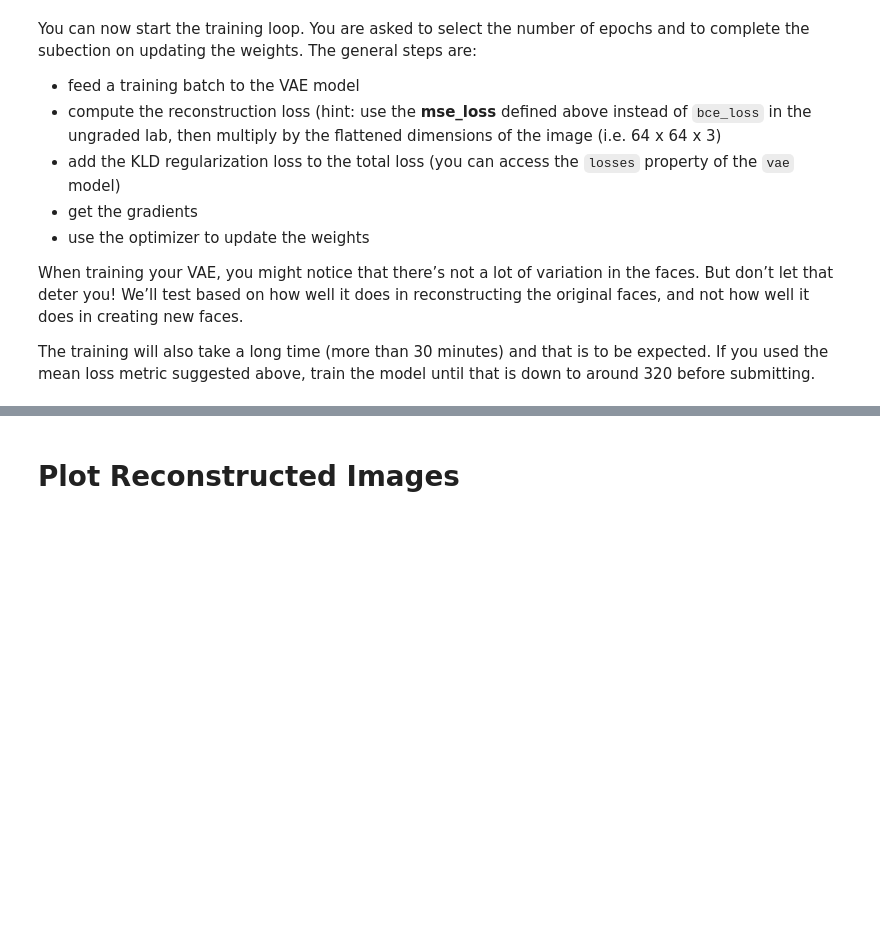
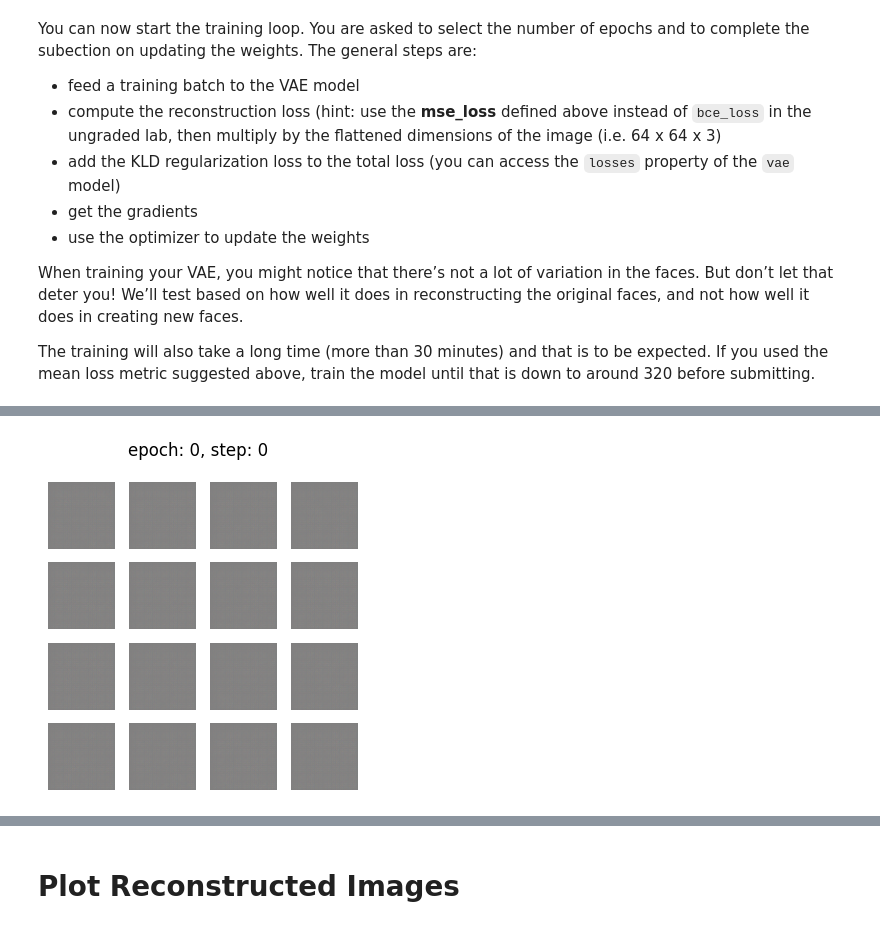
Before and after one commit to Excel951/bangkit-machine-learning, a Jupyter notebook: Tensorflow-advanced-techniques/c4-generative-deep-learning/week-3/C4W3_Assignment.ipynb, the cells around one changed output, grey strips where cells are left out. Saved outputs shown, nothing was run; the diff lists cells and outputs as text; code cells hidden in the pictures; blank space fills up the shorter version.

```diff
--- a/Tensorflow-advanced-techniques/c4-generative-deep-learning/week-3/C4W3_Assignment.ipynb
+++ b/Tensorflow-advanced-techniques/c4-generative-deep-learning/week-3/C4W3_Assignment.ipynb
@@ -285,9 +302,9 @@ def decoder_model(latent_dim, conv_shape):
     model -- the decoder model
   """
   ### START CODE HERE ###
-  inputs = None
-  outputs = None
-  model = None
+  inputs = tf.keras.layers.Input(shape=(latent_dim, ))
+  outputs = decoder_layers(inputs, conv_shape)
+  model = tf.keras.Model(inputs, outputs)
   ### END CODE HERE ###
   model.summary()
   return model
@@ -306,7 +323,8 @@ def kl_reconstruction_loss(mu, sigma):
     KLD loss
   """
   kl_loss = 1 + sigma - tf.square(mu) - tf.math.exp(sigma)
-  return tf.reduce_mean(kl_loss) * -0.5
+  kl_loss = tf.reduce_mean(kl_loss) * -0.5
+  return kl_loss
 # %% [markdown]
 ### Putting it all together
 
@@ -323,14 +341,12 @@ def vae_model(encoder, decoder, input_shape):
     the complete VAE model
   """
   ### START CODE HERE ###
-  None
-
-
-
-
-
-
-
+  inputs = tf.keras.layers.Input(shape=input_shape)
+  mu, sigma, z = encoder(inputs)
+  reconstructed = decoder(z)
+  model = tf.keras.Model(inputs=inputs, outputs=reconstructed)
+  loss = kl_reconstruction_loss(mu, sigma)
+  model.add_loss(loss)
   ### END CODE HERE ###
   return model
 # %% [markdown]
@@ -339,9 +355,9 @@ Next, please define a helper function to return the encoder, decoder, and vae mo
 def get_models(input_shape, latent_dim):
   """Returns the encoder, decoder, and vae models"""
   ### START CODE HERE ###
-  None
-
-
+  encoder, conv_shape = encoder_model(latent_dim=latent_dim, input_shape=input_shape)
+  decoder = decoder_model(latent_dim=latent_dim, conv_shape=conv_shape)
+  vae = vae_model(encoder=encoder, decoder=decoder, input_shape=input_shape)
   ### END CODE HERE ###
   return encoder, decoder, vae
 # %% [markdown]
@@ -403,7 +437,7 @@ The training will also take a long time (more than 30 minutes) and that is to be
 # Training loop. Display generated images each epoch
 
 ### START CODE HERE ###
-epochs = None
+epochs = 50
 ### END CODE HERE ###
 
 random_vector_for_generation = tf.random.normal(shape=[16, LATENT_DIM])
@@ -416,16 +450,16 @@ for epoch in range(epochs):
   for step, x_batch_train in enumerate(training_dataset):
     with tf.GradientTape() as tape:
       ### START CODE HERE ###
-      None
+      reconstructed = vae(x_batch_train)
       # Compute reconstruction loss
+      flatten_inputs = tf.reshape(x_batch_train, shape=[-1])
+      flatten_outputs = tf.reshape(reconstructed, shape=[-1])
+      loss = mse_loss(flatten_inputs, flatten_outputs) * (IMAGE_SIZE * IMAGE_SIZE * 3)
 
+      loss += sum(vae.losses)
 
-
-
-
-
-    grads = None
-    optimizer.apply_gradients(None)
+    grads = tape.gradient(loss, vae.trainable_weights)
+    optimizer.apply_gradients(zip(grads, vae.trainable_weights))
     ### END CODE HERE
 
     loss_metric(loss)
@@ -434,3 +468,4 @@ for epoch in range(epochs):
       display.clear_output(wait=False)
       generate_and_save_images(decoder, epoch, step, random_vector_for_generation)
     print('Epoch: %s step: %s mean loss = %s' % (epoch, step, loss_metric.result().numpy()))
+# %% [output]
@@ -436,0 +473 @@ for epoch in range(epochs):
+[figure, added]
```
Also changed, not shown: parts of 11 cells of this notebook, 8 other files.
